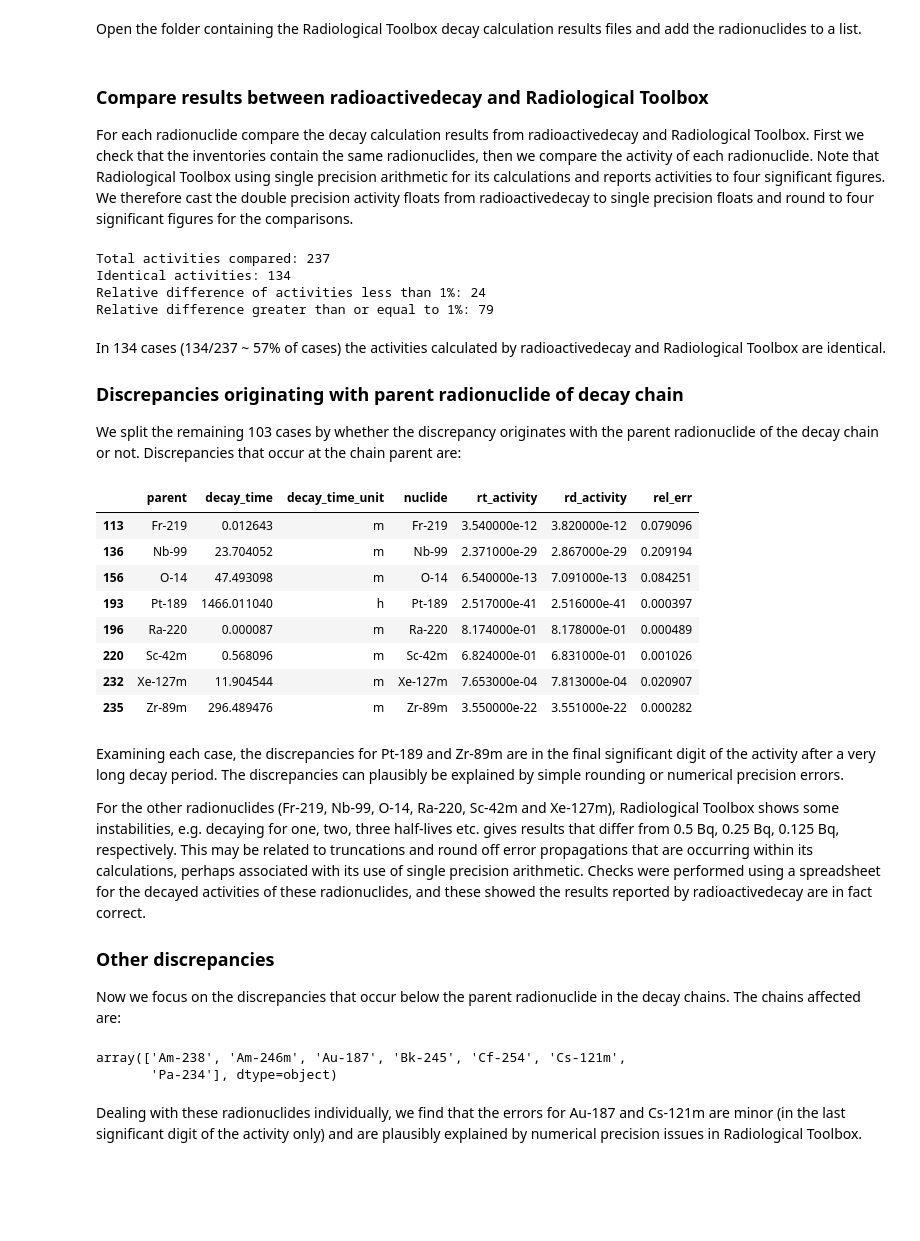
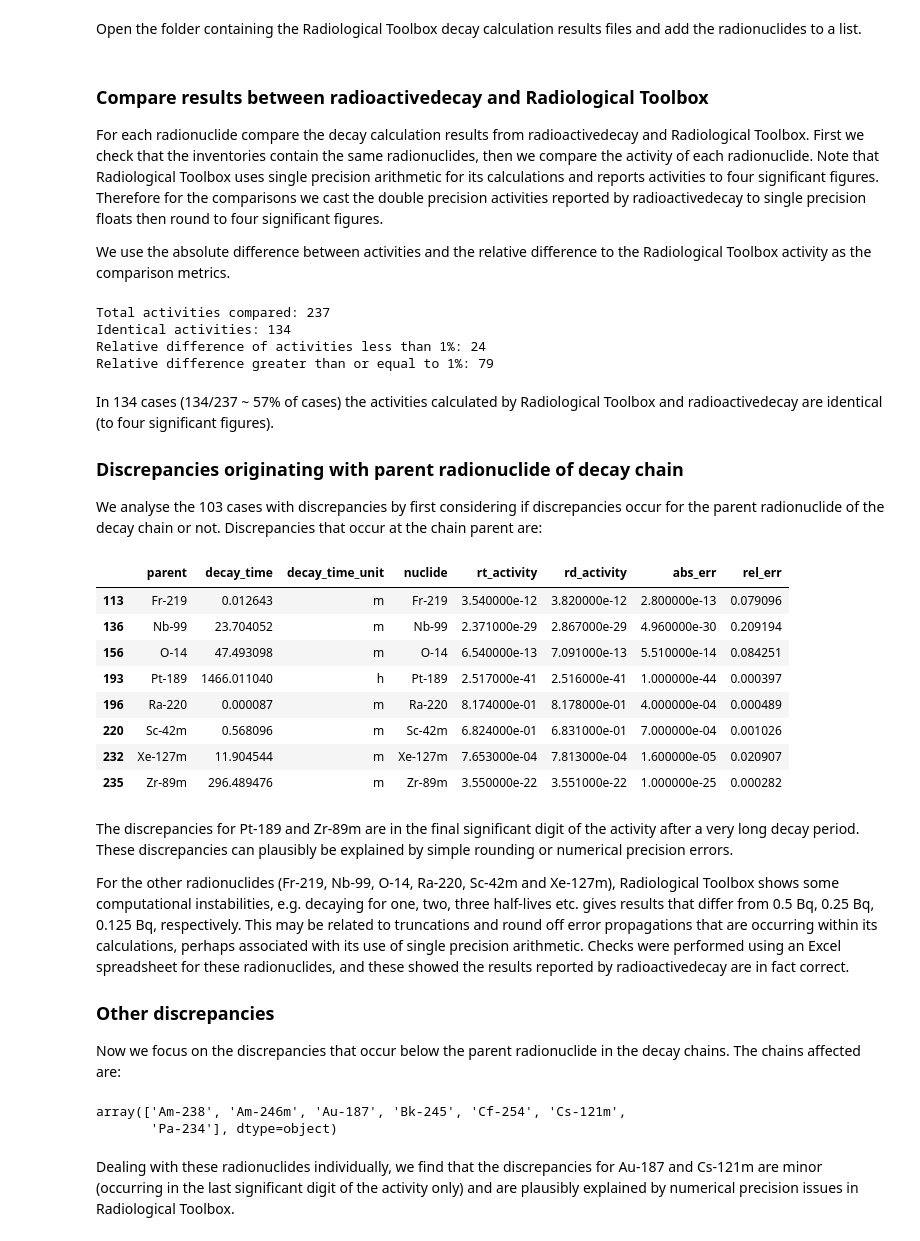
Before and after one commit to radioactivedecay/radioactivedecay, a Jupyter notebook: notebooks/comparisons/radiological_toolbox/radiological_toolbox_compare.ipynb, the cells around one changed output. Drawn from its saved outputs; the diff is of its cells as text; code cells hidden in the pictures; blank space fills up the shorter version.

Commit message:
Improve Radiological Toolbox comparison, fix custom dataset loading bug

```diff
--- a/notebooks/comparisons/radiological_toolbox/radiological_toolbox_compare.ipynb
+++ b/notebooks/comparisons/radiological_toolbox/radiological_toolbox_compare.ipynb
@@ -18,8 +21,8 @@ Define a function to read in a CSV file from Radiological Toolbox containing dec
 # %%
-def read_inventory(nuclide):
-    """Read in the decay time, its unit and the decayed inventory for radionuclide."""
+def read_inventory(radionuclide):
+    """Read in the decay time, its unit and the decayed inventory of radionuclide."""
 
-    with open(nuclide + ".csv") as fin:
+    with open(radionuclide + ".csv") as fin:
         lines = fin.readlines()
         decay_time = float(lines[0].split()[5])
         decay_time_unit = lines[0].split()[6][0]
@@ -40,7 +43,9 @@ nuclides = [nuclide[:-4] for nuclide in glob.glob("*.csv")]
 # %% [markdown]
 ### Compare results between radioactivedecay and Radiological Toolbox
 
-For each radionuclide compare the decay calculation results from radioactivedecay and Radiological Toolbox. First we check that the inventories contain the same radionuclides, then we compare the activity of each radionuclide. Note that Radiological Toolbox using single precision arithmetic for its calculations and reports activities to four significant figures. We therefore cast the double precision activity floats from radioactivedecay to single precision floats and round to four significant figures for the comparisons.
+For each radionuclide compare the decay calculation results from radioactivedecay and Radiological Toolbox. First we check that the inventories contain the same radionuclides, then we compare the activity of each radionuclide. Note that Radiological Toolbox uses single precision arithmetic for its calculations and reports activities to four significant figures. Therefore for the comparisons we cast the double precision activities reported by radioactivedecay to single precision floats then round to four significant figures.
+
+We use the absolute difference between activities and the relative difference to the Radiological Toolbox activity as the comparison metrics.
 # %%
 def round_4sf(num):
     """Round a float to four significant figures."""
@@ -60,11 +65,14 @@ for nuclide in nuclides:
         rd_act = round_4sf(np.float32(rd_inv[nuc]))
         if rt_act == 0.0:
             if rd_act == 0.0:
+                abs_err = 0.0
                 rel_err = 0.0
             else:
+                abs_err = abs(rd_act)
                 rel_err = np.inf
         else:
-            rel_err = abs((rt_act-rd_act)/(rt_act))
+            abs_err = abs(rt_act-rd_act)
+            rel_err = abs_err/abs(rt_act)
 
         rows.append({
             'parent': nuclide,
@@ -73,6 +81,7 @@ for nuclide in nuclides:
             'nuclide': nuc,
             'rt_activity': rt_act,
             'rd_activity': rd_act,
+            'abs_err': abs_err,
             'rel_err': rel_err,
         })
 
@@ -88,27 +97,28 @@ Identical activities: 134
 Relative difference of activities less than 1%: 24
 Relative difference greater than or equal to 1%: 79
 # %% [markdown]
-In 134 cases (134/237 ~ 57% of cases) the activities calculated by radioactivedecay and Radiological Toolbox are identical.
+In 134 cases (134/237 ~ 57% of cases) the activities calculated by Radiological Toolbox and radioactivedecay are identical (to four significant figures).
 
 ### Discrepancies originating with parent radionuclide of decay chain
 
-We split the remaining 103 cases by whether the discrepancy originates with the parent radionuclide of the decay chain or not. Discrepancies that occur at the chain parent are:
+We analyse the 103 cases with discrepancies by first considering if discrepancies occur for the parent radionuclide of the decay chain or not. Discrepancies that occur at the chain parent are:
 # %%
-df[(df.parent == df.nuclide) & (df.rel_err > 0.0)]
+parents_df = df[(df.parent == df.nuclide) & (df.abs_err > 0.0)].copy()
+parents_df
 # %% [output]
-|  | parent | decay_time | decay_time_unit | nuclide | rt_activity | rd_activity | rel_err |
-| 113 | Fr-219 | 0.012643 | m | Fr-219 | 3.540000e-12 | 3.820000e-12 | 0.079096 |
-| 136 | Nb-99 | 23.704052 | m | Nb-99 | 2.371000e-29 | 2.867000e-29 | 0.209194 |
-| 156 | O-14 | 47.493098 | m | O-14 | 6.540000e-13 | 7.091000e-13 | 0.084251 |
-| 193 | Pt-189 | 1466.011040 | h | Pt-189 | 2.517000e-41 | 2.516000e-41 | 0.000397 |
-| 196 | Ra-220 | 0.000087 | m | Ra-220 | 8.174000e-01 | 8.178000e-01 | 0.000489 |
-| 220 | Sc-42m | 0.568096 | m | Sc-42m | 6.824000e-01 | 6.831000e-01 | 0.001026 |
-| 232 | Xe-127m | 11.904544 | m | Xe-127m | 7.653000e-04 | 7.813000e-04 | 0.020907 |
-| 235 | Zr-89m | 296.489476 | m | Zr-89m | 3.550000e-22 | 3.551000e-22 | 0.000282 |
+|  | parent | decay_time | decay_time_unit | nuclide | rt_activity | rd_activity | abs_err | rel_err |
+| 113 | Fr-219 | 0.012643 | m | Fr-219 | 3.540000e-12 | 3.820000e-12 | 2.800000e-13 | 0.079096 |
+| 136 | Nb-99 | 23.704052 | m | Nb-99 | 2.371000e-29 | 2.867000e-29 | 4.960000e-30 | 0.209194 |
+| 156 | O-14 | 47.493098 | m | O-14 | 6.540000e-13 | 7.091000e-13 | 5.510000e-14 | 0.084251 |
+| 193 | Pt-189 | 1466.011040 | h | Pt-189 | 2.517000e-41 | 2.516000e-41 | 1.000000e-44 | 0.000397 |
+| 196 | Ra-220 | 0.000087 | m | Ra-220 | 8.174000e-01 | 8.178000e-01 | 4.000000e-04 | 0.000489 |
+| 220 | Sc-42m | 0.568096 | m | Sc-42m | 6.824000e-01 | 6.831000e-01 | 7.000000e-04 | 0.001026 |
+| 232 | Xe-127m | 11.904544 | m | Xe-127m | 7.653000e-04 | 7.813000e-04 | 1.600000e-05 | 0.020907 |
+| 235 | Zr-89m | 296.489476 | m | Zr-89m | 3.550000e-22 | 3.551000e-22 | 1.000000e-25 | 0.000282 |
 # %% [markdown]
-Examining each case, the discrepancies for Pt-189 and Zr-89m are in the final significant digit of the activity after a very long decay period. The discrepancies can plausibly be explained by simple rounding or numerical precision errors.
+The discrepancies for Pt-189 and Zr-89m are in the final significant digit of the activity after a very long decay period. These discrepancies can plausibly be explained by simple rounding or numerical precision errors.
 
-For the other radionuclides (Fr-219, Nb-99, O-14, Ra-220, Sc-42m and Xe-127m), Radiological Toolbox shows some instabilities, e.g. decaying for one, two, three half-lives etc. gives results that differ from 0.5 Bq, 0.25 Bq, 0.125 Bq, respectively. This may be related to truncations and round off error propagations that are occurring within its calculations, perhaps associated with its use of single precision arithmetic. Checks were performed using a spreadsheet for the decayed activities of these radionuclides, and these showed the results reported by radioactivedecay are in fact correct.
+For the other radionuclides (Fr-219, Nb-99, O-14, Ra-220, Sc-42m and Xe-127m), Radiological Toolbox shows some computational instabilities, e.g. decaying for one, two, three half-lives etc. gives results that differ from 0.5 Bq, 0.25 Bq, 0.125 Bq, respectively. This may be related to truncations and round off error propagations that are occurring within its calculations, perhaps associated with its use of single precision arithmetic. Checks were performed using an Excel spreadsheet for these radionuclides, and these showed the results reported by radioactivedecay are in fact correct.
 
 ### Other discrepancies
 
@@ -121,5 +131,5 @@ df[(df.parent_discrepancy == False) & (df.rel_err > 0.0)].parent.unique()
 array(['Am-238', 'Am-246m', 'Au-187', 'Bk-245', 'Cf-254', 'Cs-121m',
        'Pa-234'], dtype=object)
 # %% [markdown]
-Dealing with these radionuclides individually, we find that the errors for Au-187 and Cs-121m are minor (in the last significant digit of the activity only) and are plausibly explained by numerical precision issues in Radiological Toolbox.
+Dealing with these radionuclides individually, we find that the discrepancies for Au-187 and Cs-121m are minor (occurring in the last significant digit of the activity only) and are plausibly explained by numerical precision issues in Radiological Toolbox.
 # %%
```
Also changed, not shown: parts of 12 cells of this notebook, 3 other files.
